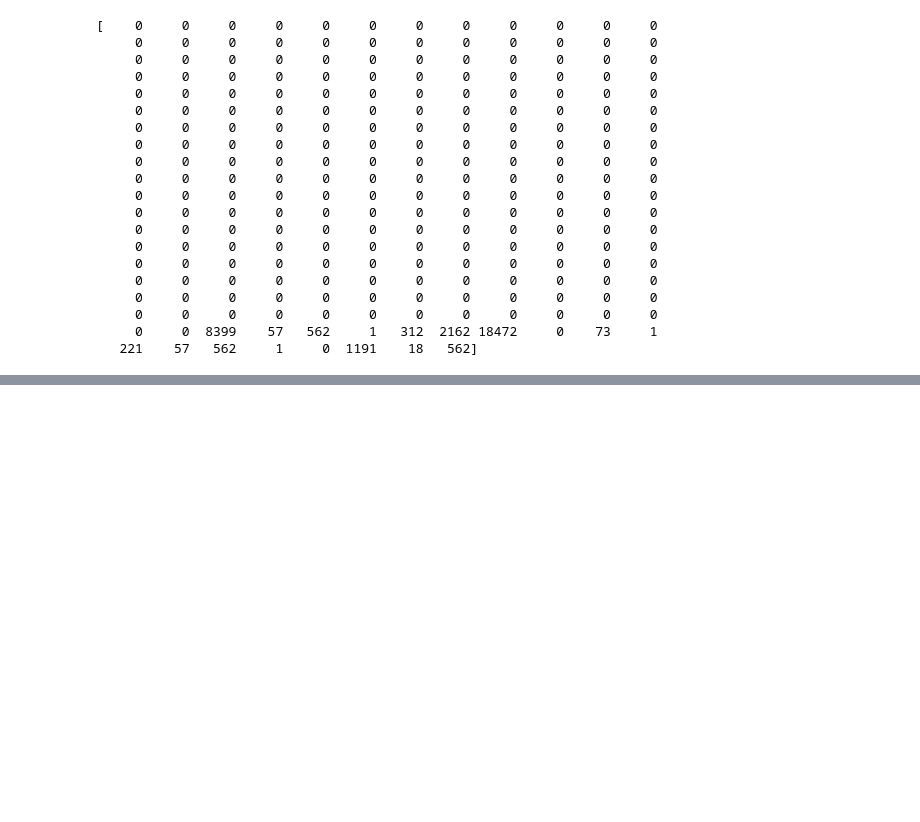
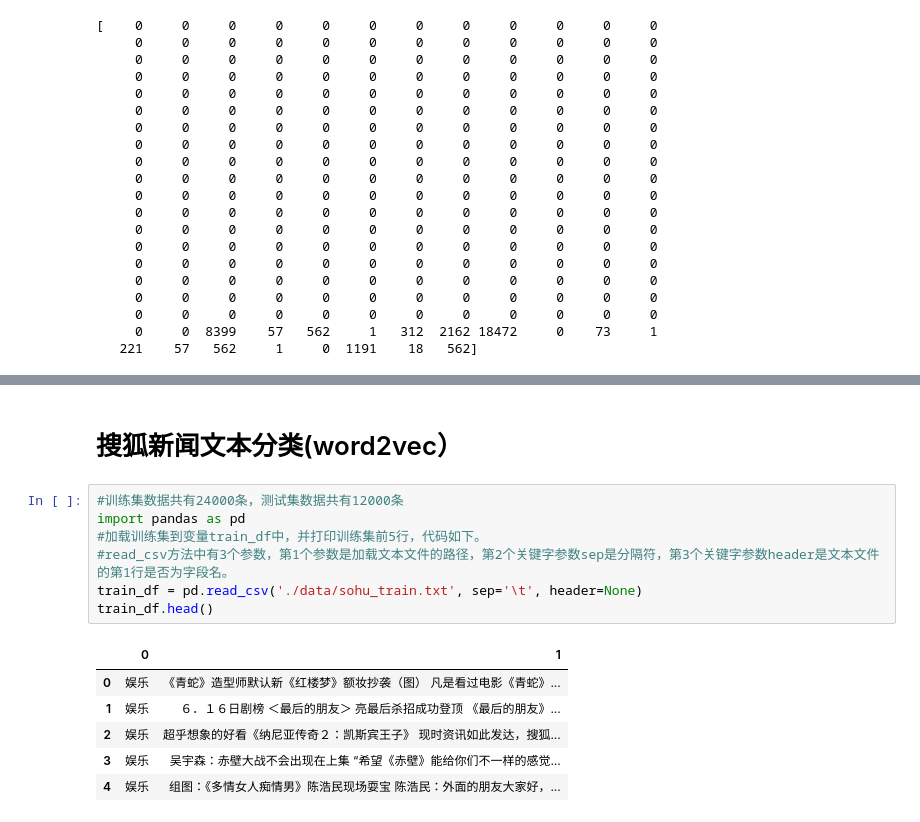
Before and after one commit to aircov/-, a Jupyter notebook: data_nlp/TextClassification2.ipynb, the cells around one changed output, grey strips where cells are left out. Saved outputs shown, nothing was run; the diff lists cells and outputs as text; blank space fills up the shorter version.

```diff
--- a/data_nlp/TextClassification2.ipynb
+++ b/data_nlp/TextClassification2.ipynb
@@ -303,0 +507,16 @@ Using TensorFlow backend.
+# %% [markdown]
+# 搜狐新闻文本分类(word2vec）
+# %%
+#训练集数据共有24000条，测试集数据共有12000条
+import pandas as pd
+#加载训练集到变量train_df中，并打印训练集前5行，代码如下。
+#read_csv方法中有3个参数，第1个参数是加载文本文件的路径，第2个关键字参数sep是分隔符，第3个关键字参数header是文本文件的第1行是否为字段名。
+train_df = pd.read_csv('./data/sohu_train.txt', sep='\t', header=None)
+train_df.head()
+# %% [output]
+|  | 0 | 1 |
+| 0 | 娱乐 | 《青蛇》造型师默认新《红楼梦》额妆抄袭（图） 凡是看过电影《青蛇》... |
+| 1 | 娱乐 | ６．１６日剧榜 ＜最后的朋友＞ 亮最后杀招成功登顶 《最后的朋友》... |
+| 2 | 娱乐 | 超乎想象的好看《纳尼亚传奇２：凯斯宾王子》 现时资讯如此发达，搜狐... |
+| 3 | 娱乐 | 吴宇森：赤壁大战不会出现在上集 “希望《赤壁》能给你们不一样的感觉... |
+| 4 | 娱乐 | 组图：《多情女人痴情男》陈浩民现场耍宝 陈浩民：外面的朋友大家好，... |
```
Also changed, not shown: parts of 31 cells of this notebook.
